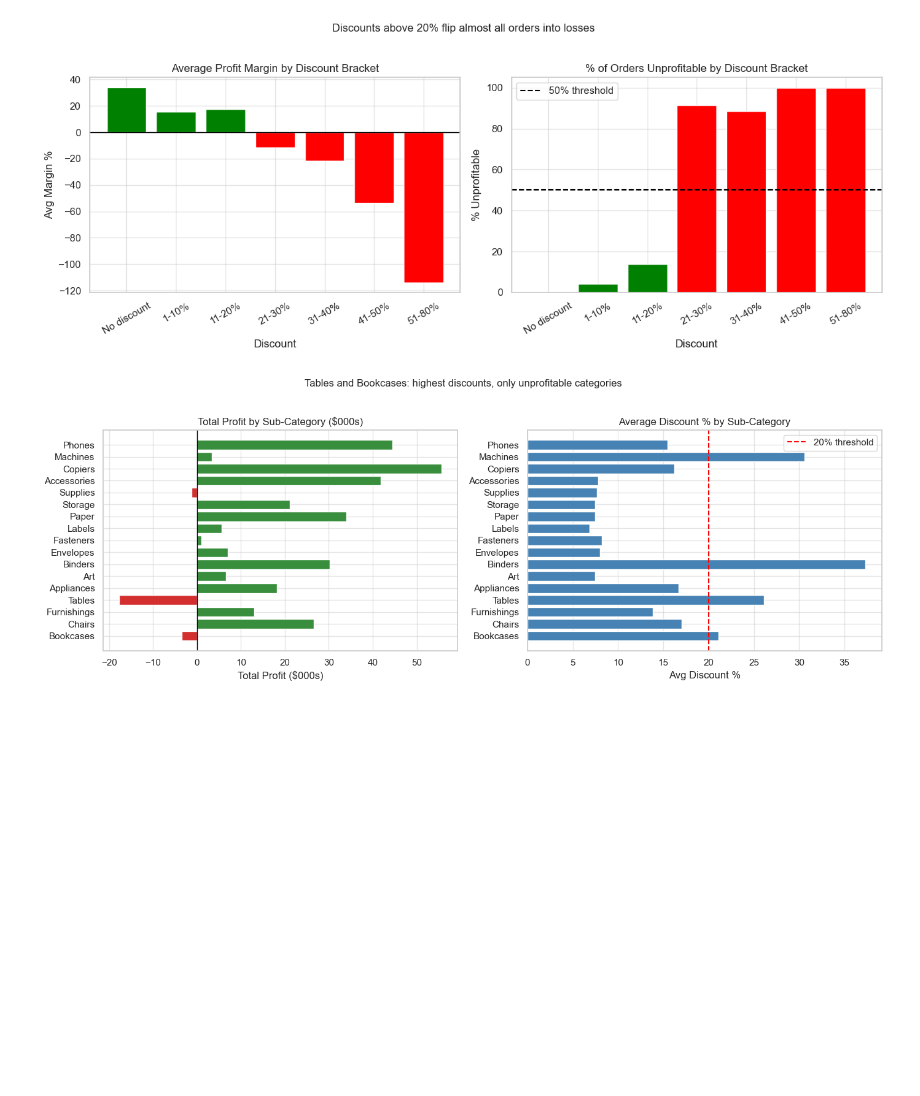
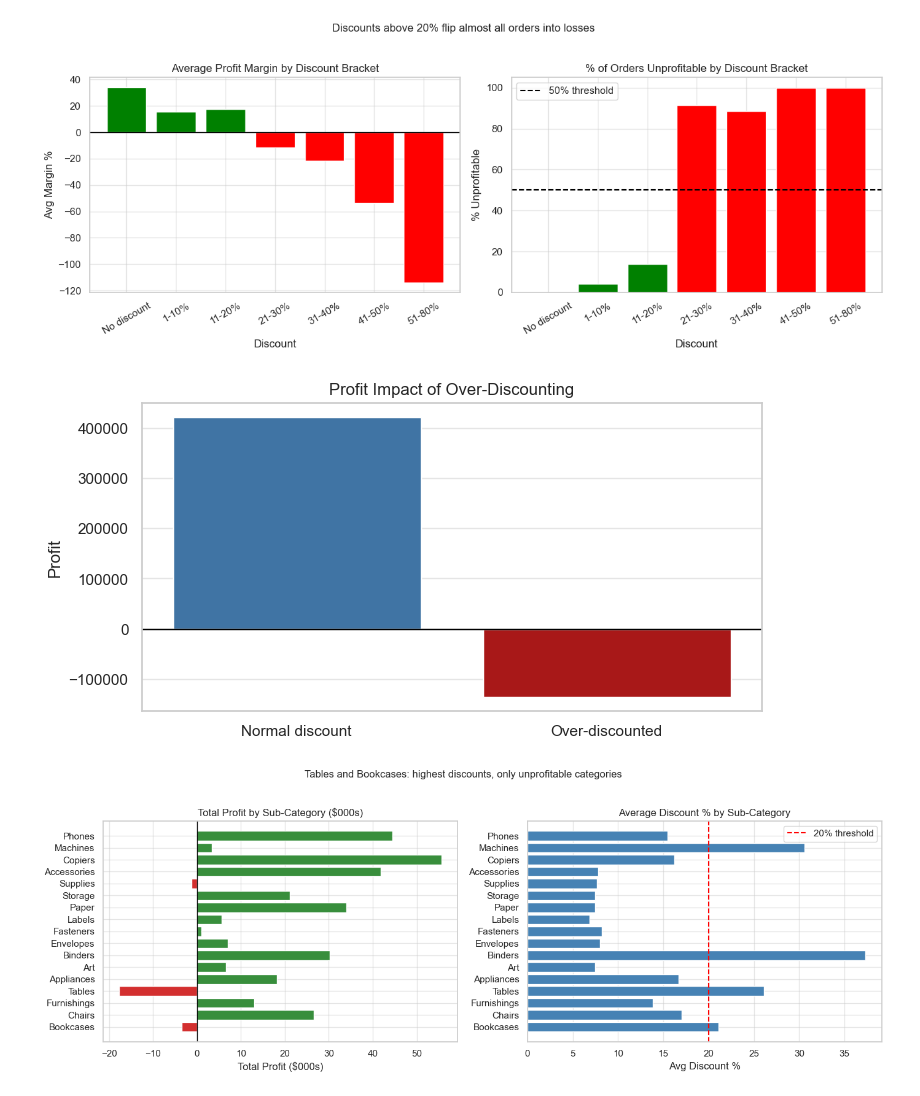
Before and after one commit to tmcode123/retail-profit-project, a Jupyter notebook: retail_analysis.ipynb, the cells around one changed output. Cells and saved outputs as stored; diff of their text form; code cells hidden in the pictures; blank space fills up the shorter version.

```diff
--- a/retail_analysis.ipynb
+++ b/retail_analysis.ipynb
@@ -233,6 +233,45 @@ plt.tight_layout()
 plt.show()
 # %% [output]
 [figure]
+# %%
+# Profit Impact of Over-Discounting
+
+risk_summary = (
+    df.assign(
+        discount_risk_group=df["is_high_discount"].map({
+            0: "Normal discount",
+            1: "Over-discounted"
+        })
+    )
+    .groupby("discount_risk_group")
+    .agg(
+        orders=("Order_ID", "count"),
+        sales=("Sales", "sum"),
+        profit=("Profit", "sum"),
+        avg_discount=("Discount", "mean")
+    )
+)
+
+risk_summary["profit_margin"] = risk_summary["profit"] / risk_summary["sales"] * 100
+risk_summary.round(2)
+
+risk_plot = risk_summary.reset_index()
+
+plt.figure(figsize=(8, 4))
+sns.barplot(
+    data=risk_plot,
+    x="discount_risk_group",
+    y="profit",
+    palette=["#2F75B5", "#C00000"]
+)
+
+plt.axhline(0, color="black", linewidth=1)
+plt.title("Profit Impact of Over-Discounting")
+plt.xlabel("")
+plt.ylabel("Profit")
+plt.show()
+# %% [output]
+[figure, added]
 # %%
 # Sub-category profit heatmap
 # Shows which categories are profitable and which are losing money
```
Also changed, not shown: parts of 1 cell of this notebook.
